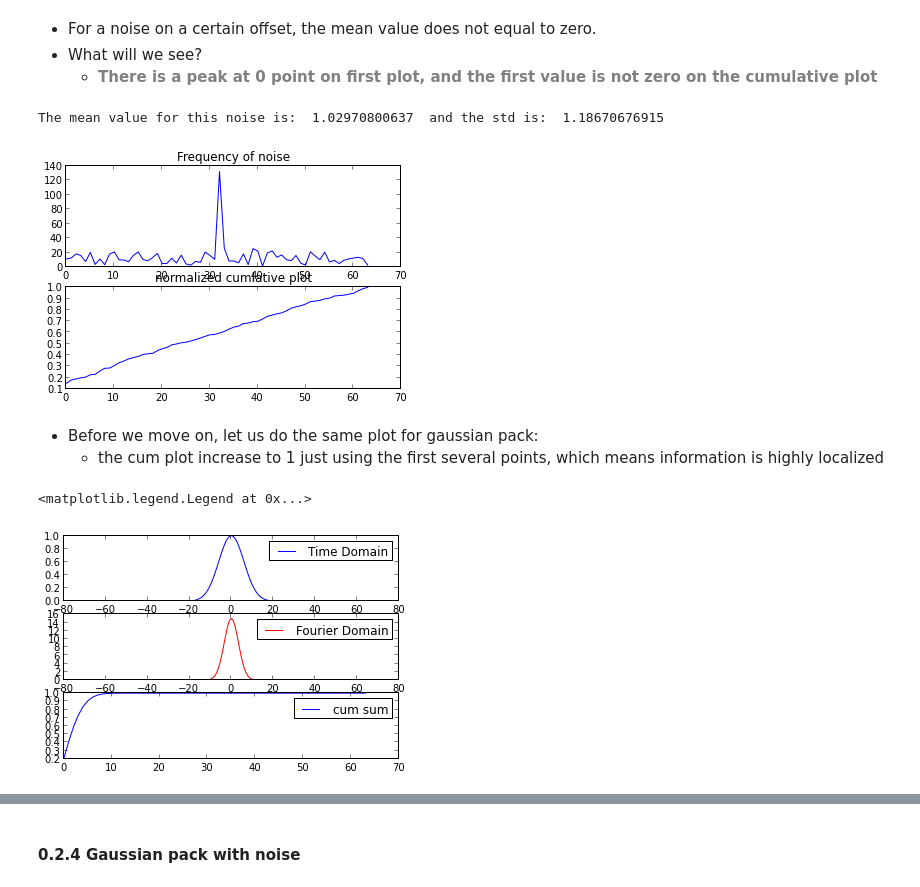
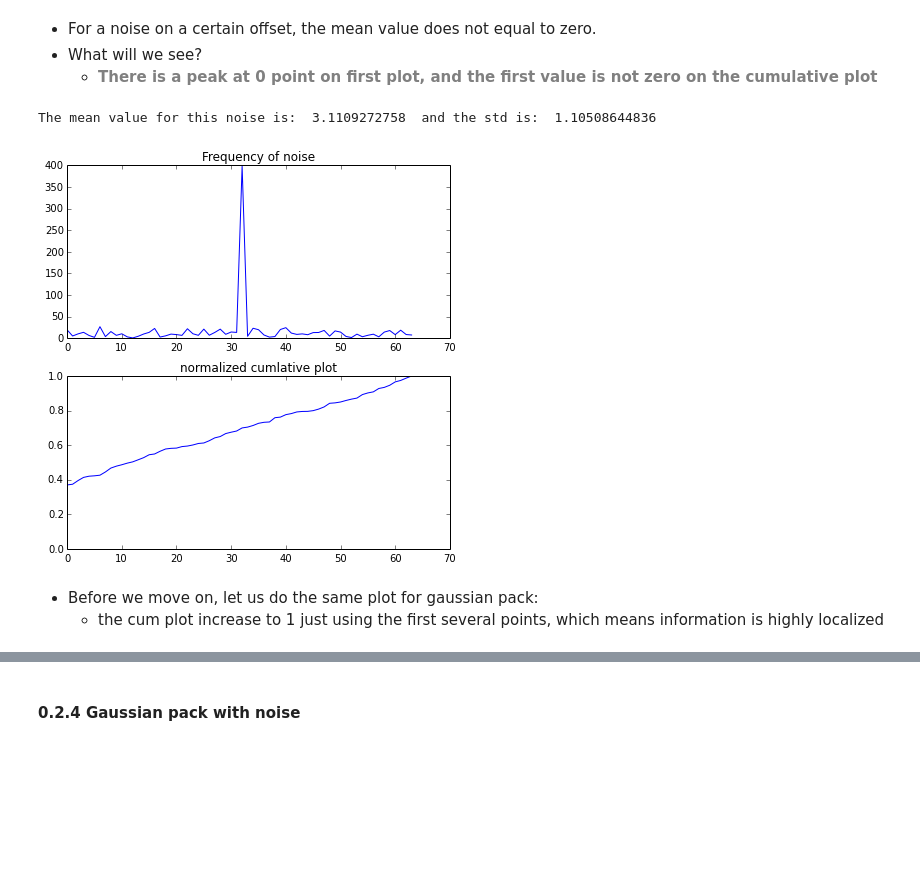
Before and after one commit to chenleo/ipynotebook, a Jupyter notebook: FFT_View_Data.ipynb, the cells around one changed output, grey strips where cells are left out. Saved outputs shown, nothing was run; the diff lists cells and outputs as text; code cells hidden in the pictures; blank space fills up the shorter version.

```diff
--- a/FFT_View_Data.ipynb
+++ b/FFT_View_Data.ipynb
@@ -282,29 +372,32 @@ The mean value for this noise is:  -0.0258925691107  and the std is:  0.95581209
 # %%
 # Normalized cumulative sum plot of a white noise with a offset mean_value
 # nearly a straight means spectrom power (information) is everagely distributed.
-mean_value = 1
-std_value = 1
-noise = mean_value + std_value*randn(128)
+
+mean_value = 3    #mu
+std_value = 1     #sigma
+size = 128        #size
+
+noise = random.normal(mean_value,std_value,size)
 fft_noise = abs(fft.fft(noise))
 fft_noise = fft_noise[arange(0,len(fft_noise)/2)]
 
-figure(1)
+#plot noise in time and frequency domain
+fig, axes = subplots(2,1,figsize=(6, 6))
 
-#plot spectrom of noise
-subplot(2,1,1)
-plot(arange(0,len(fft_noise)), fftshift(fft_noise))
-title("Frequency of noise")
+axes[0].plot(arange(0,len(fft_noise)), fftshift(fft_noise))
+axes[0].set_title("Frequency of noise")
 
-#plot the cumlative sum
-subplot(2,1,2)
-plot(fft_noise.cumsum()/max(fft_noise.cumsum()))
-title("normalized cumlative plot")
+axes[1].plot(fft_noise.cumsum()/max(fft_noise.cumsum()))
+axes[1].set_ylim([0,1])
+axes[1].set_title("normalized cumlative plot")
+fig.tight_layout()
+fig.show()
 
 #print basic information of this noise, in time domain of course.
 print "The mean value for this noise is: ", noise.mean(), " and the std is: ", noise.std()
 # %% [output]
-The mean value for this noise is:  1.02970800637  and the std is:  1.18670676915
+The mean value for this noise is:  3.1109272758  and the std is:  1.10508644836
-[figure, old version]
+[figure, new version]
 # %% [markdown]
 * Before we move on, let us do the same plot for gaussian pack:
     * the cum plot increase to 1 just using the first several points, which means information is highly localized
@@ -318,17 +411,3 @@ t = arange(-N/2,N/2)
 data = A*exp(-t**2/W)
 fft_data = abs(fft.fft(data))
 fft_data = fft_data[[arange(0,len(fft_data)/2)]]
-
-figure(1)
-subplot(3,1,1)
-plot(t, data)
-legend(["Time Domain"])
-subplot(3,1,2)
-plot(t, fftshift(abs(fft.fft(data))),'r')
-legend(["Fourier Domain"])
-subplot(3,1,3)
-plot(fft_data.cumsum()/max(fft_data.cumsum()))
-legend(["cum sum"])
-# %% [output]
-<matplotlib.legend.Legend at 0x...>
-[figure, removed]
```
Also changed, not shown: parts of 89 cells of this notebook, 2 other files.
